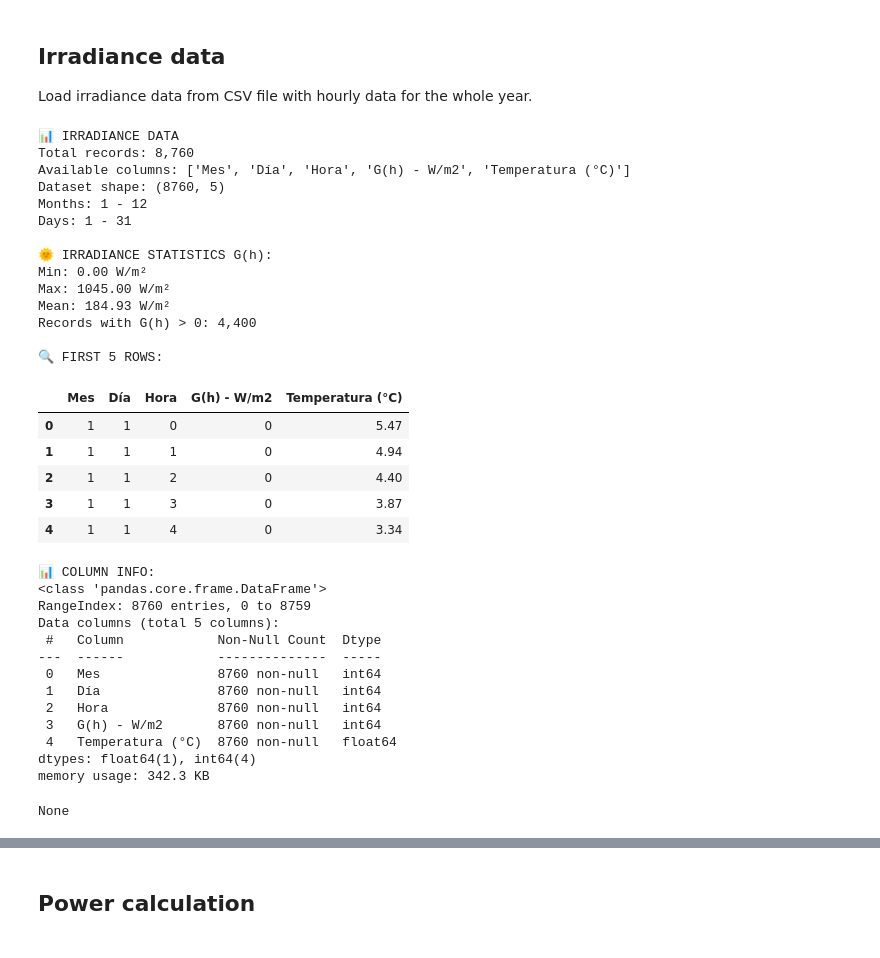
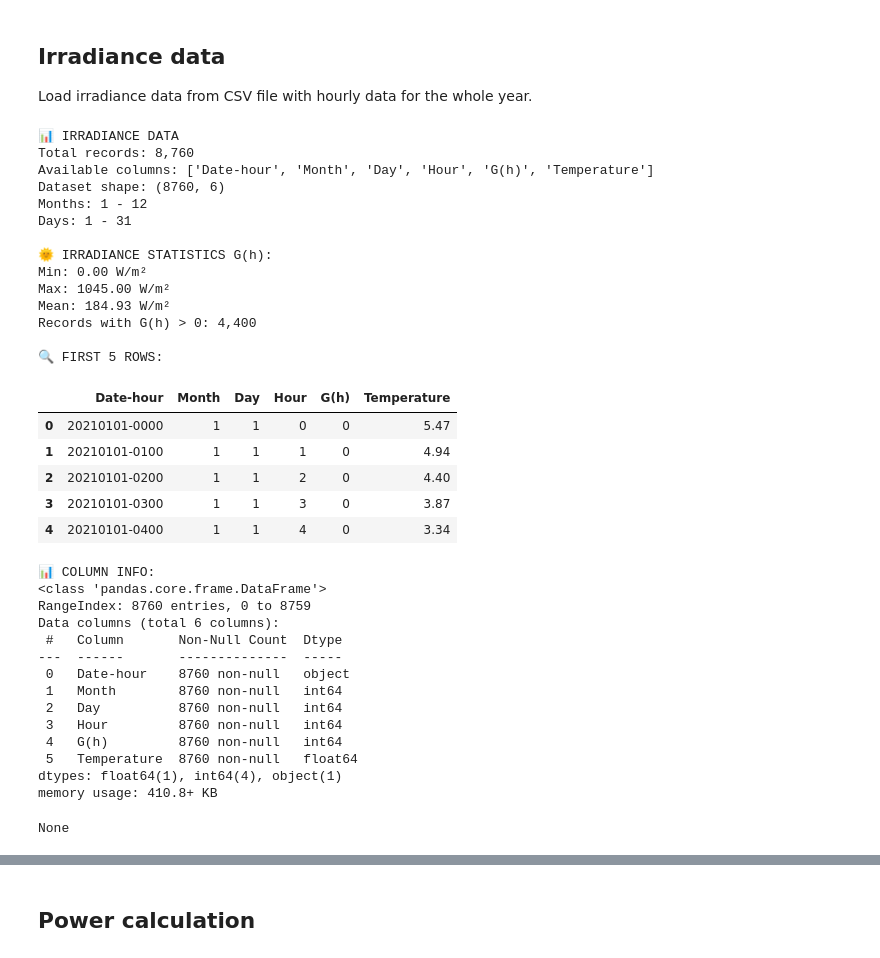
Before and after one commit to UCLM-ARCO/oasis-ehs, a Jupyter notebook: dataset.ipynb, the cells around one changed output, grey strips where cells are left out. Cells and saved outputs as stored; diff of their text form; code cells hidden in the pictures.

```diff
--- a/dataset.ipynb
+++ b/dataset.ipynb
@@ -52,68 +70,81 @@ First 10:
 ## Irradiance data
 
 Load irradiance data from CSV file with hourly data for the whole year.
+# %%
+# Column name constants (use these everywhere to refer to CSV columns)
+COL_RAW_DATETIME = 'Date-hour'  # original datetime column in CSV header
+COL_MONTH = 'Month'
+COL_DAY = 'Day'
+COL_HOUR = 'Hour'
+COL_G = 'G(h)'
+COL_TEMP = 'Temperature'
 # %%
 try:
     # Columns: Month, Day, Hour, G(h), Temperature
-    data = pd.read_csv('data.csv', usecols=[1, 2, 3, 4, 5])
+    orig_data = pd.read_csv('irradiance.csv', usecols=[0,1,2,3,4,5])
+
+    # Rename columns to standard constants
+    # CSV header has: Date-hour, Month, Day, Hour, G(h), Temperature
+    orig_data.columns = [COL_RAW_DATETIME, COL_MONTH, COL_DAY, COL_HOUR, COL_G, COL_TEMP]
 
     print("📊 IRRADIANCE DATA")
-    print(f"Total records: {len(data):,}")
-    print(f"Available columns: {list(data.columns)}")
-    print(f"Dataset shape: {data.shape}")
-    print(f"Months: {data.iloc[:, 0].min()} - {data.iloc[:, 0].max()}")
-    print(f"Days: {data.iloc[:, 1].min()} - {data.iloc[:, 1].max()}")
+    print(f"Total records: {len(orig_data):,}")
+    print(f"Available columns: {list(orig_data.columns)}")
+    print(f"Dataset shape: {orig_data.shape}")
+    print(f"Months: {orig_data[COL_MONTH].min()} - {orig_data[COL_MONTH].max()}")
+    print(f"Days: {orig_data[COL_DAY].min()} - {orig_data[COL_DAY].max()}")
 
     # Show basic statistics for G(h)
-    gh_column = data.columns[3]  # Fourth column: G(h)
-    print(f"\n🌞 IRRADIANCE STATISTICS G(h):")
-    print(f"Min: {data[gh_column].min():.2f} W/m²")
-    print(f"Max: {data[gh_column].max():.2f} W/m²")
-    print(f"Mean: {data[gh_column].mean():.2f} W/m²")
-    print(f"Records with G(h) > 0: {(data[gh_column] > 0).sum():,}")
+    gh_column = COL_G  # use constant
+    print(f"\n🌞 IRRADIANCE STATISTICS {gh_column}:")
+    print(f"Min: {orig_data[gh_column].min():.2f} W/m²")
+    print(f"Max: {orig_data[gh_column].max():.2f} W/m²")
+    print(f"Mean: {orig_data[gh_column].mean():.2f} W/m²")
+    print(f"Records with {gh_column} > 0: {(orig_data[gh_column] > 0).sum():,}")
 
     print(f"\n🔍 FIRST 5 ROWS:")
-    display(data.head())
+    display(orig_data.head())
 
     print(f"\n📊 COLUMN INFO:")
-    display(data.info())
+    display(orig_data.info())
 except FileNotFoundError:
-    print("❌ Error: 'data.csv' file not found")
+    print("❌ Error: 'irradiance.csv' file not found")
     print("Make sure the file is in the current working directory")
 except Exception as e:
     print(f"❌ Error loading file: {e}")
 # %% [output]
 📊 IRRADIANCE DATA
 Total records: 8,760
-Available columns: ['Mes', 'Día', 'Hora', 'G(h) - W/m2', 'Temperatura (°C)']
-Dataset shape: (8760, 5)
+Available columns: ['Date-hour', 'Month', 'Day', 'Hour', 'G(h)', 'Temperature']
+Dataset shape: (8760, 6)
 Months: 1 - 12
 Days: 1 - 31
 
 🌞 IRRADIANCE STATISTICS G(h):
 Min: 0.00 W/m²
 Max: 1045.00 W/m²
 Mean: 184.93 W/m²
 Records with G(h) > 0: 4,400
 
 🔍 FIRST 5 ROWS:
-|  | Mes | Día | Hora | G(h) - W/m2 | Temperatura (°C) |
-| 0 | 1 | 1 | 0 | 0 | 5.47 |
-| 1 | 1 | 1 | 1 | 0 | 4.94 |
-| 2 | 1 | 1 | 2 | 0 | 4.40 |
-| 3 | 1 | 1 | 3 | 0 | 3.87 |
-| 4 | 1 | 1 | 4 | 0 | 3.34 |
+|  | Date-hour | Month | Day | Hour | G(h) | Temperature |
+| 0 | 20210101-0000 | 1 | 1 | 0 | 0 | 5.47 |
+| 1 | 20210101-0100 | 1 | 1 | 1 | 0 | 4.94 |
+| 2 | 20210101-0200 | 1 | 1 | 2 | 0 | 4.40 |
+| 3 | 20210101-0300 | 1 | 1 | 3 | 0 | 3.87 |
+| 4 | 20210101-0400 | 1 | 1 | 4 | 0 | 3.34 |
 📊 COLUMN INFO:
 <class 'pandas.core.frame.DataFrame'>
 RangeIndex: 8760 entries, 0 to 8759
-Data columns (total 5 columns):
- #   Column            Non-Null Count  Dtype
----  ------            --------------  -----
- 0   Mes               8760 non-null   int64
- 1   Día               8760 non-null   int64
- 2   Hora              8760 non-null   int64
- 3   G(h) - W/m2       8760 non-null   int64
- 4   Temperatura (°C)  8760 non-null   float64
-dtypes: float64(1), int64(4)
-memory usage: 342.3 KB
+Data columns (total 6 columns):
+ #   Column       Non-Null Count  Dtype
+---  ------       --------------  -----
+ 0   Date-hour    8760 non-null   object
+ 1   Month        8760 non-null   int64
+ 2   Day          8760 non-null   int64
+ 3   Hour         8760 non-null   int64
+ 4   G(h)         8760 non-null   int64
+ 5   Temperature  8760 non-null   float64
+dtypes: float64(1), int64(4), object(1)
+memory usage: 410.8+ KB
 None
```
Also changed, not shown: parts of 8 cells of this notebook.
